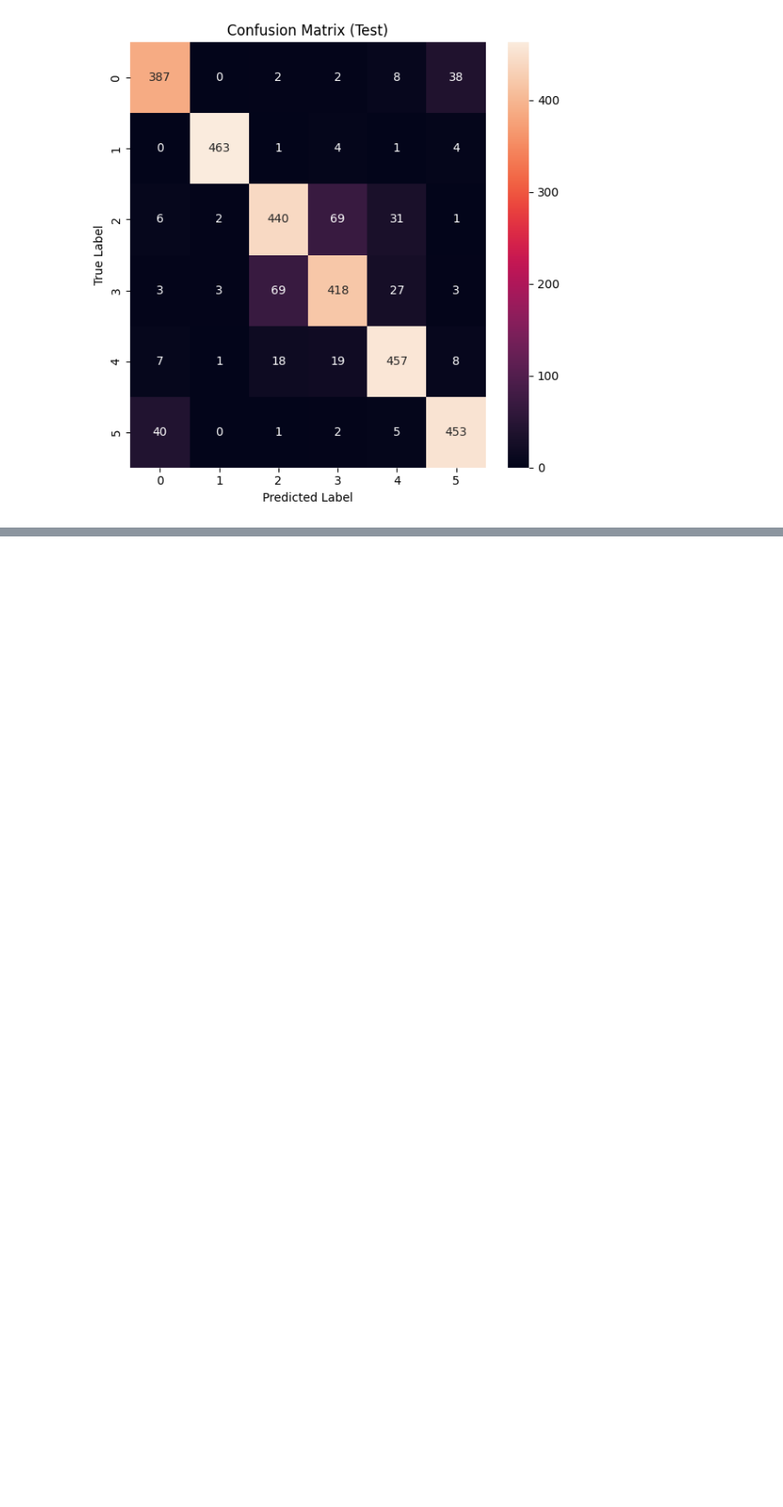
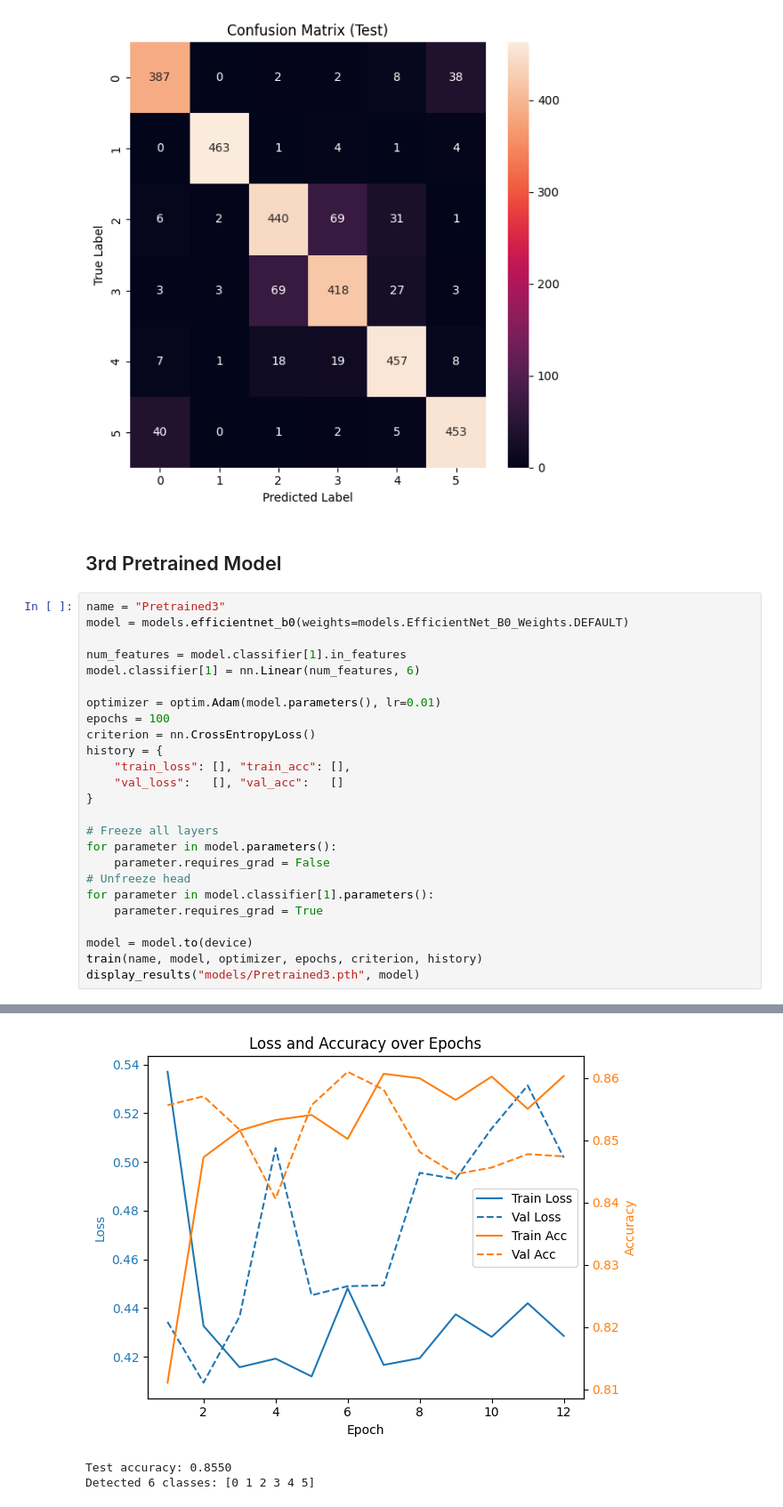
Before and after one commit to Tiromachelan/cnn-image-classification, a Jupyter notebook: HW3.ipynb, the cells around one changed output, grey strips where cells are left out. Shown at 89% size. Saved outputs shown, nothing was run; the diff lists cells and outputs as text; blank space fills up the shorter version.

```diff
--- a/HW3.ipynb
+++ b/HW3.ipynb
@@ -1017,3 +1019,31 @@ Final model saved to '/content/models/Pretrained2.pth'
 Test accuracy: 0.8747
 Detected 6 classes: [0 1 2 3 4 5]
 [figure]
+# %% [markdown]
+## 3rd Pretrained Model
+# %%
+name = "Pretrained3"
+model = models.efficientnet_b0(weights=models.EfficientNet_B0_Weights.DEFAULT)
+
+num_features = model.classifier[1].in_features
+model.classifier[1] = nn.Linear(num_features, 6)
+
+optimizer = optim.Adam(model.parameters(), lr=0.01)
+epochs = 100
+criterion = nn.CrossEntropyLoss()
+history = {
+    "train_loss": [], "train_acc": [],
+    "val_loss":   [], "val_acc":   []
+}
+
+# Freeze all layers
+for parameter in model.parameters():
+    parameter.requires_grad = False
+# Unfreeze head
+for parameter in model.classifier[1].parameters():
+    parameter.requires_grad = True
+
+model = model.to(device)
+train(name, model, optimizer, epochs, criterion, history)
+display_results("models/Pretrained3.pth", model)
+# %% [output]
@@ -1019,0 +1070,3 @@ Detected 6 classes: [0 1 2 3 4 5]
+[figure, added]
+Test accuracy: 0.8550
+Detected 6 classes: [0 1 2 3 4 5]
```
Also changed, not shown: parts of 3 cells of this notebook.
